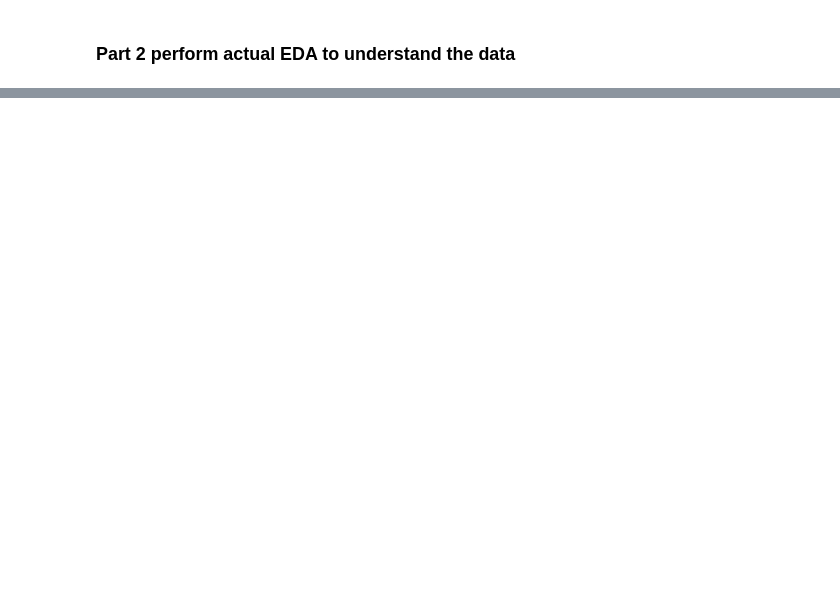
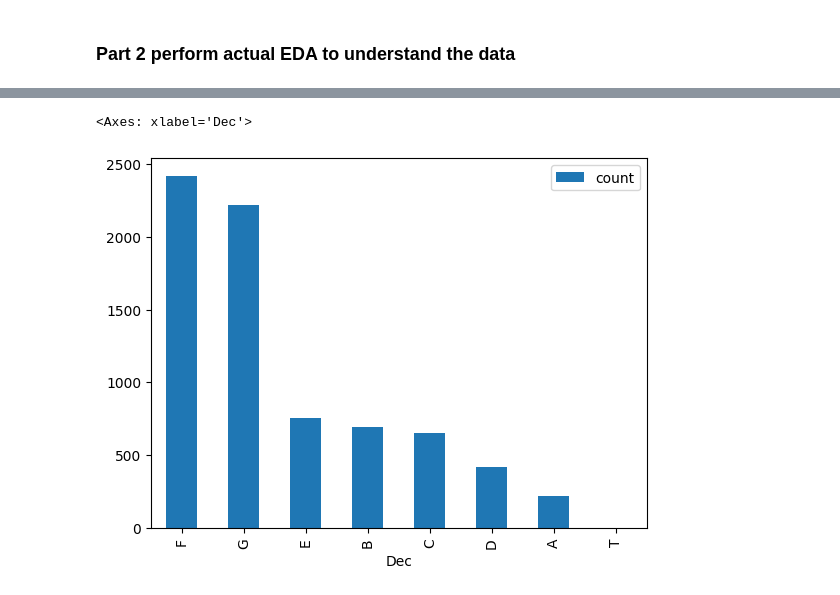
Before and after one commit to tragians/spaceship_titanic, a Jupyter notebook: data/eda.ipynb, the cells around one changed output, grey strips where cells are left out. Cells and saved outputs as stored; diff of their text form; code cells hidden in the pictures; blank space fills up the shorter version.

```diff
--- a/data/eda.ipynb
+++ b/data/eda.ipynb
@@ -43,3 +47,5 @@ print(df['PassengerId'].nunique(), df['Name'].nunique(), df['Cabin'].nunique())
+# %%
+df[['RoomService', 'FoodCourt', 'ShoppingMall', 'Spa', 'VRDeck']] = df[['RoomService', 'FoodCourt', 'ShoppingMall', 'Spa', 'VRDeck']].fillna(0)
 # %% [markdown]
 Drop rows that involve empty entries in at least one column
 # %%
@@ -84,17 +90,17 @@ Index(['HomePlanet', 'CryoSleep', 'Cabin', 'Destination', 'Age', 'VIP',
 # %% [markdown]
 Split Cabin information in three columns corresponding to dec/num/side respectively
 # %%
-df['dec'] = df['Cabin'].apply(lambda x: x.split('/')[0])
+df['Dec'] = df['Cabin'].apply(lambda x: x.split('/')[0])
 # actually removed cabin num cause i don't think it conveys that much info
 #df['cabin_num'] = df['Cabin'].apply(lambda x: x.split('/')[1])
-df['side'] = df['Cabin'].apply(lambda x: x.split('/')[2])
+df['Side'] = df['Cabin'].apply(lambda x: x.split('/')[2])
 # Convert Bool data to bool datatype
 df = df.astype({"CryoSleep": bool, "VIP": bool})
 
 # Instead of following the Cabin ids create column with num of passengers in cabin for each missing passenger
 # to take into account the crowdness. this should be highly correlated to VIP status and expenses
 
-df['Cabin_crowdness'] = df['Cabin'].map(df['Cabin'].value_counts())
+df['CabinCrowdness'] = df['Cabin'].map(df['Cabin'].value_counts())
 
 # drop unnesassary columns for training
 df = df.drop(columns = ['Cabin', 'Duplicate_name_idx'])
@@ -217,0 +201,5 @@ We note that we have a balanced representation of the two classes (Transported/
+# %%
+pd.DataFrame(df['Dec'].value_counts()).plot(kind = 'bar')
+# %% [output]
+<Axes: xlabel='Dec'>
+[figure, added]
```
Also changed, not shown: parts of 42 cells of this notebook, 2 other files.
